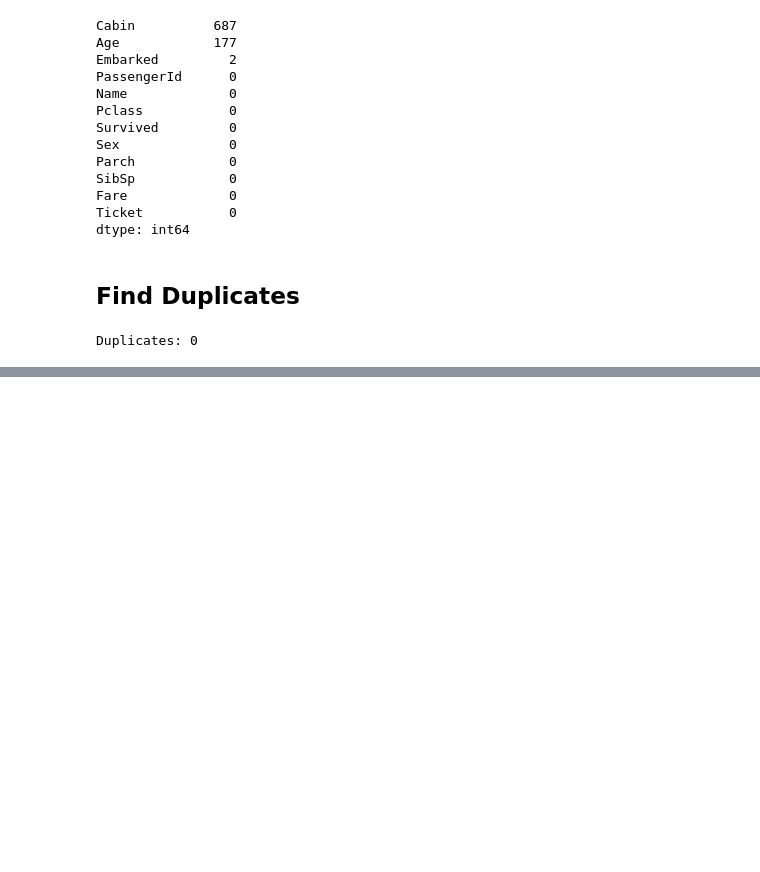
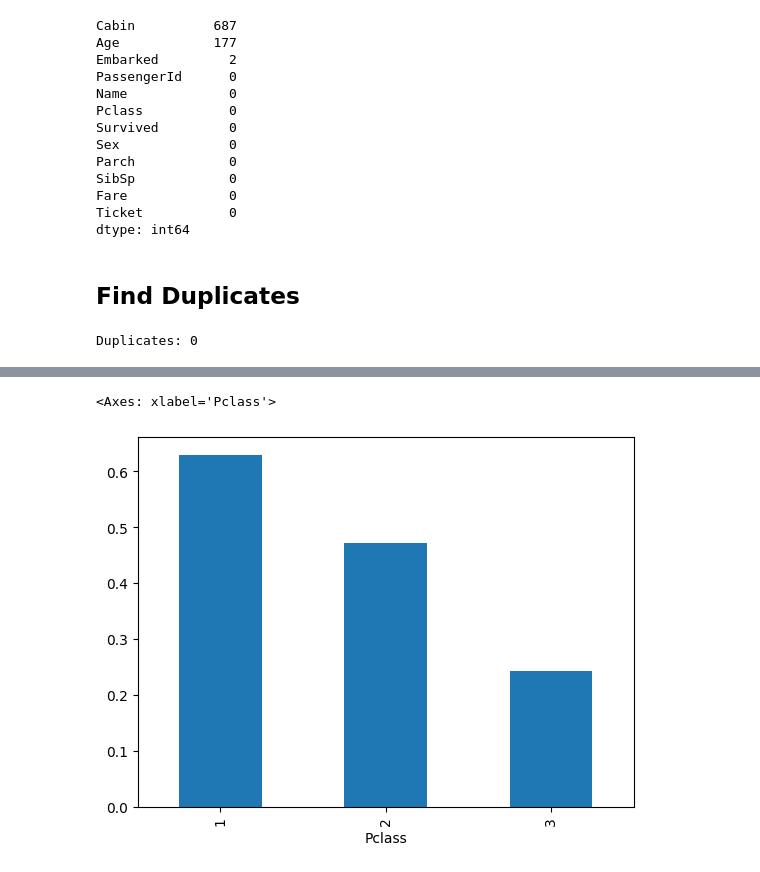
Before and after one commit to helben2002/TitanicCapstoneProject, a Jupyter notebook: ml/notebooks/fortuna.ipynb, the cells around one changed output, grey strips where cells are left out. Cells and saved outputs as stored; diff of their text form; code cells hidden in the pictures; blank space fills up the shorter version.

```diff
--- a/ml/notebooks/fortuna.ipynb
+++ b/ml/notebooks/fortuna.ipynb
@@ -79,0 +111,5 @@ Duplicates: 0
+# %%
+df.groupby('Pclass')['Survived'].mean().plot(kind='bar')
+# %% [output]
+<Axes: xlabel='Pclass'>
+[figure, added]
```
Also changed, not shown: parts of 12 cells of this notebook.
